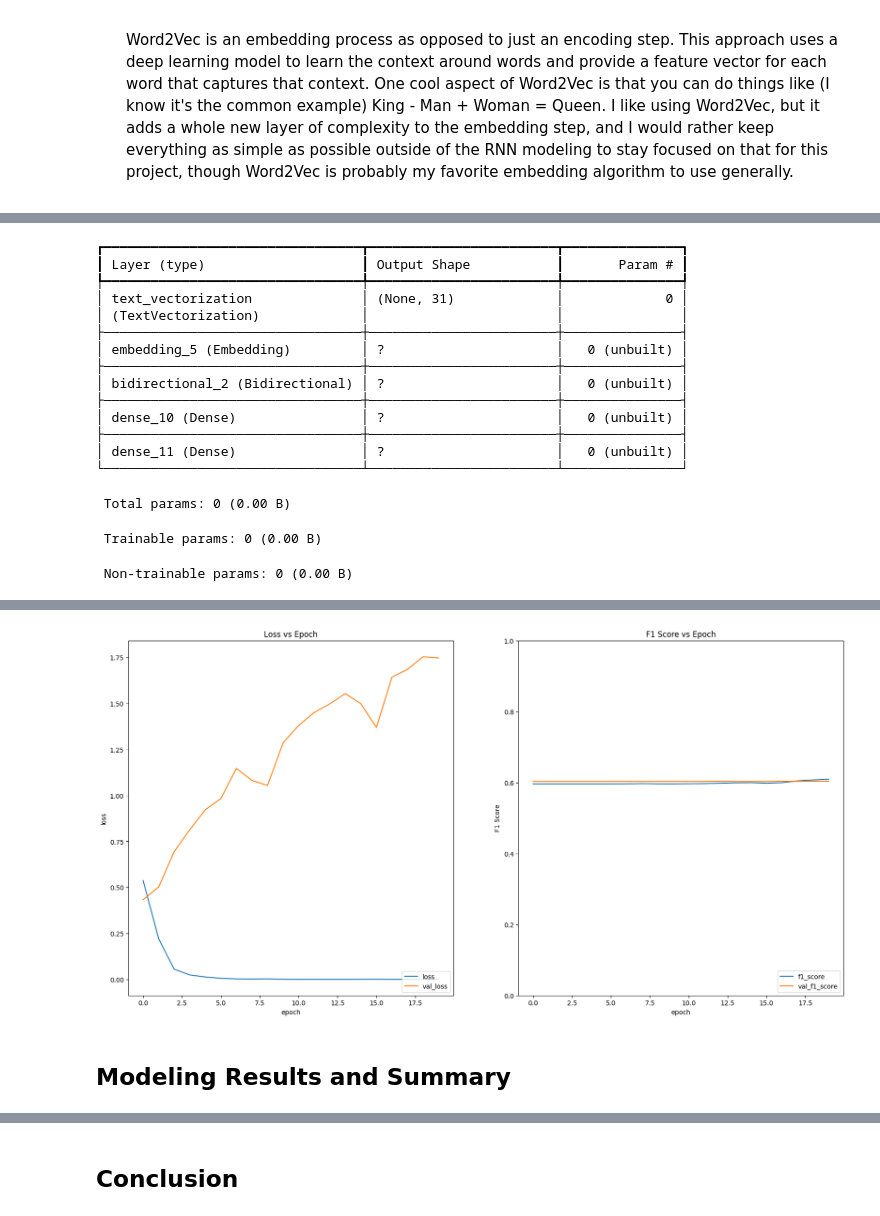
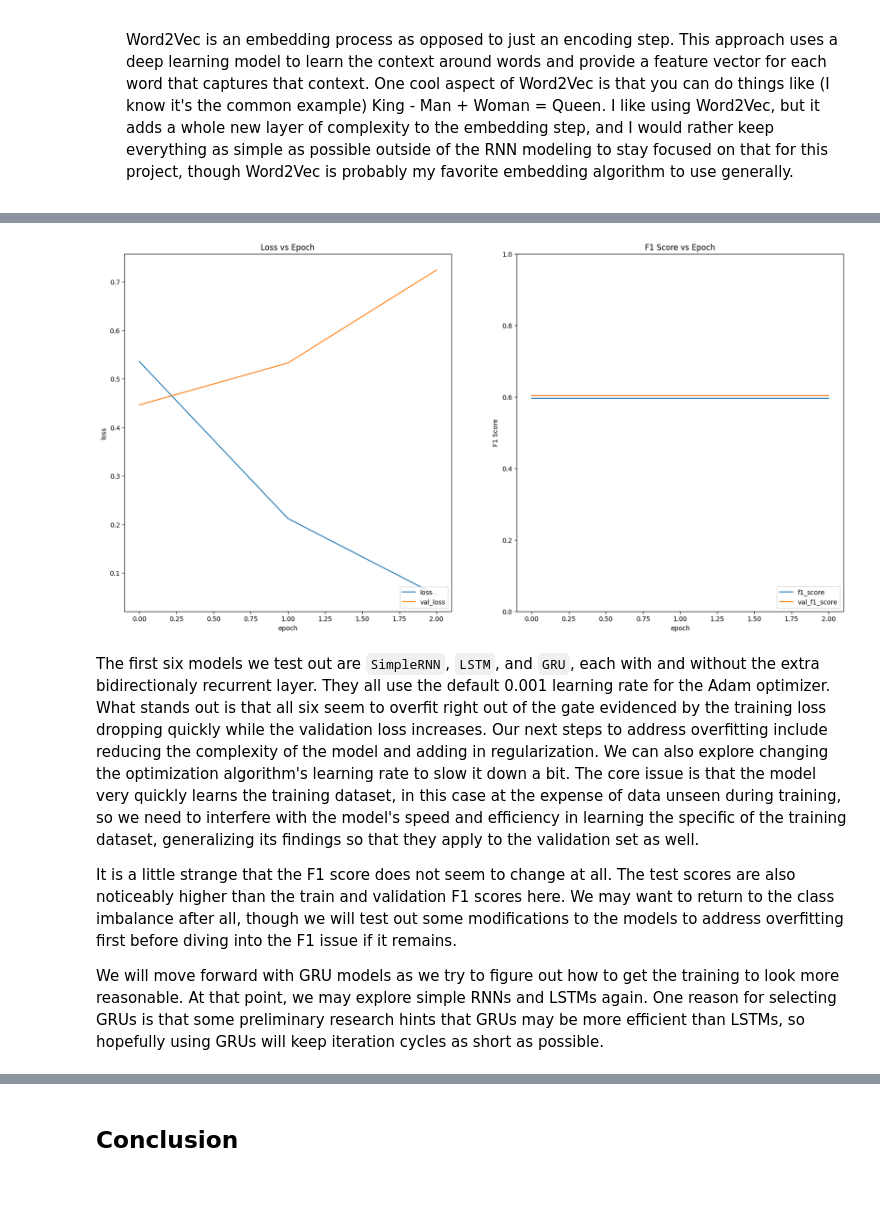
Before and after one commit to jhleakakos/msds-nlp-disaster-tweets, a Jupyter notebook: talk_about_a_disaster.ipynb, the cells around one changed output, grey strips where cells are left out. Saved outputs shown, nothing was run; the diff lists cells and outputs as text; code cells hidden in the pictures; blank space fills up the shorter version.

```diff
--- a/talk_about_a_disaster.ipynb
+++ b/talk_about_a_disaster.ipynb
@@ -582,7 +584,7 @@ loss = 'binary_crossentropy'
 metric = 'f1_score'
 
 def gimme_models(name, model, epochs=20, learning_rate=0.001):
-    model.summary()
+#     model.summary()
 
     model.compile(
         optimizer=optimizers.Adam(learning_rate)
@@ -895,5 +755,6 @@ gimme_models(
         , layers.Dense(64, activation='relu')
         , layers.Dense(1, activation='sigmoid')
     ])
+    , epochs = 3
 )
 # %% [output]
@@ -901,17 +767,0 @@ Model: "sequential_5"
-┏━━━━━━━━━━━━━━━━━━━━━━━━━━━━━━━━━┳━━━━━━━━━━━━━━━━━━━━━━━━┳━━━━━━━━━━━━━━━┓
-┃ Layer (type)                    ┃ Output Shape           ┃       Param # ┃
-┡━━━━━━━━━━━━━━━━━━━━━━━━━━━━━━━━━╇━━━━━━━━━━━━━━━━━━━━━━━━╇━━━━━━━━━━━━━━━┩
-│ text_vectorization              │ (None, 31)             │             0 │
-│ (TextVectorization)             │                        │               │
-├─────────────────────────────────┼────────────────────────┼───────────────┤
-│ embedding_5 (Embedding)         │ ?                      │   0 (unbuilt) │
-├─────────────────────────────────┼────────────────────────┼───────────────┤
-│ bidirectional_2 (Bidirectional) │ ?                      │   0 (unbuilt) │
-├─────────────────────────────────┼────────────────────────┼───────────────┤
-│ dense_10 (Dense)                │ ?                      │   0 (unbuilt) │
-├─────────────────────────────────┼────────────────────────┼───────────────┤
-│ dense_11 (Dense)                │ ?                      │   0 (unbuilt) │
-└─────────────────────────────────┴────────────────────────┴───────────────┘
- Total params: 0 (0.00 B)
- Trainable params: 0 (0.00 B)
- Non-trainable params: 0 (0.00 B)
@@ -935,3 +768,7 @@ Epoch 20/20
-[figure, old version]
+[figure, new version]
-# %% [markdown]
-## Modeling Results and Summary
+# %% [markdown]
+The first six models we test out are `SimpleRNN`, `LSTM`, and `GRU`, each with and without the extra bidirectionaly recurrent layer. They all use the default 0.001 learning rate for the Adam optimizer. What stands out is that all six seem to overfit right out of the gate evidenced by the training loss dropping quickly while the validation loss increases. Our next steps to address overfitting include reducing the complexity of the model and adding in regularization. We can also explore changing the optimization algorithm's learning rate to slow it down a bit. The core issue is that the model very quickly learns the training dataset, in this case at the expense of data unseen during training, so we need to interfere with the model's speed and efficiency in learning the specific of the training dataset, generalizing its findings so that they apply to the validation set as well.
+
+It is a little strange that the F1 score does not seem to change at all. The test scores are also noticeably higher than the train and validation F1 scores here. We may want to return to the class imbalance after all, though we will test out some modifications to the models to address overfitting first before diving into the F1 issue if it remains.
+
+We will move forward with GRU models as we try to figure out how to get the training to look more reasonable. At that point, we may explore simple RNNs and LSTMs again. One reason for selecting GRUs is that some preliminary research hints that GRUs may be more efficient than LSTMs, so hopefully using GRUs will keep iteration cycles as short as possible.
```
Also changed, not shown: parts of 23 cells of this notebook.
